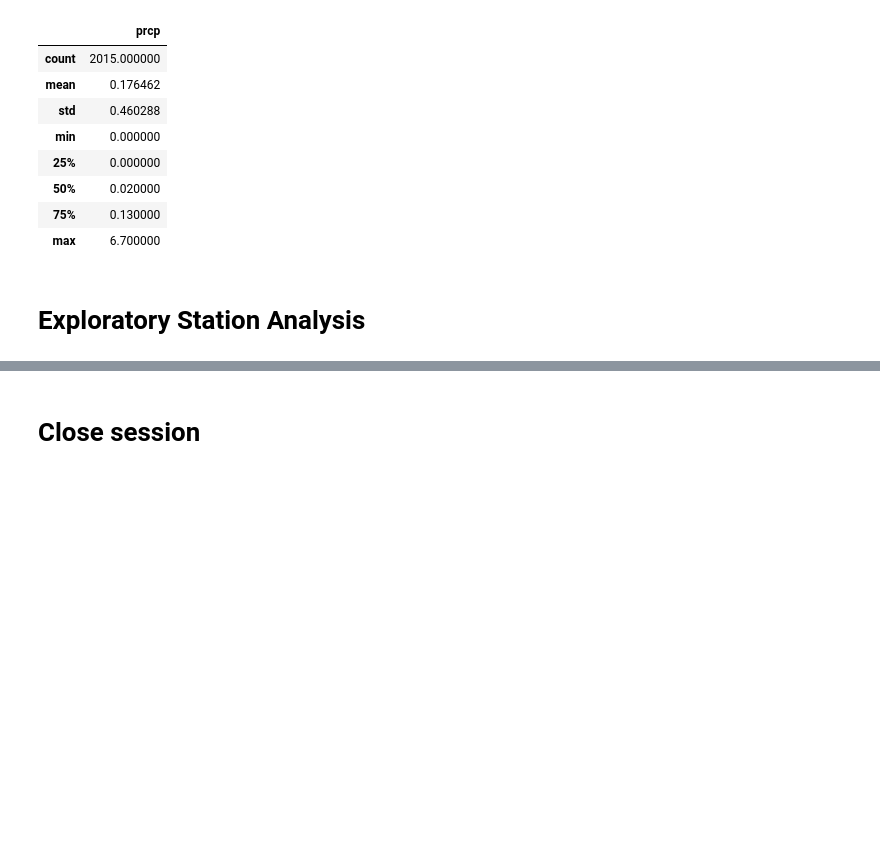
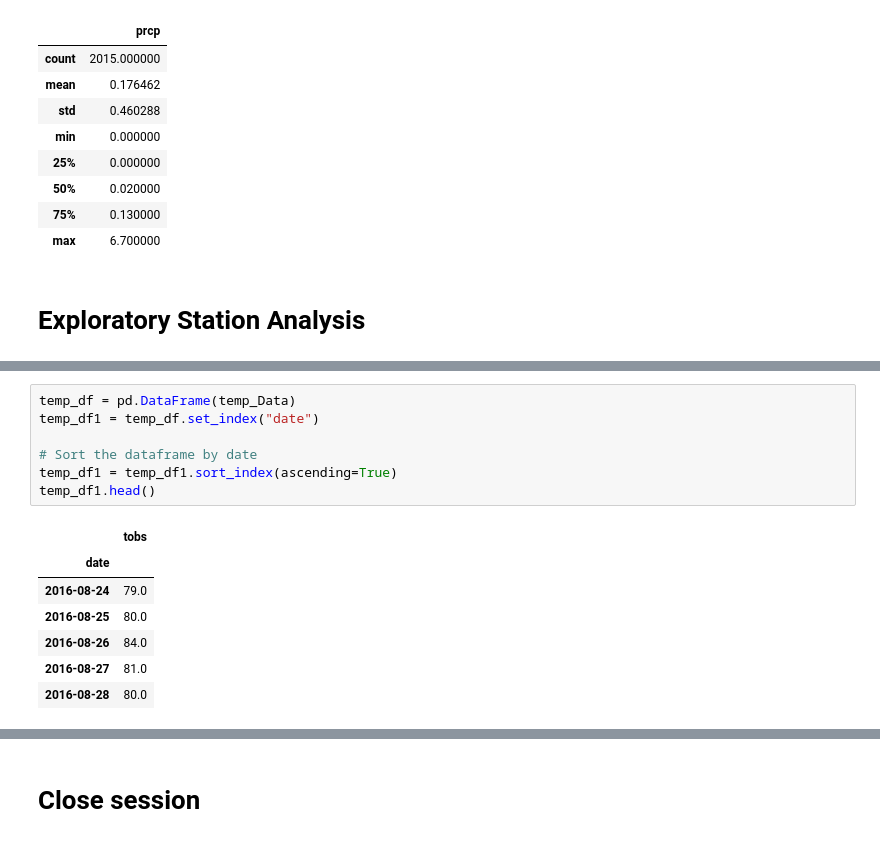
Before and after one commit to vijitdesilva/sqlalchemy-challenge, a Jupyter notebook: Instructions/climate_starter.ipynb, the cells around one changed output, grey strips where cells are left out. Drawn from its saved outputs; the diff is of its cells as text; blank space fills up the shorter version.

```diff
--- a/Instructions/climate_starter.ipynb
+++ b/Instructions/climate_starter.ipynb
@@ -227,0 +254,15 @@ AttributeError: Neither 'InstrumentedAttribute' object nor 'Comparator' object a
+# %%
+temp_df = pd.DataFrame(temp_Data)
+temp_df1 = temp_df.set_index("date")
+
+# Sort the dataframe by date
+temp_df1 = temp_df1.sort_index(ascending=True)
+temp_df1.head()
+# %% [output]
+|  | tobs |
+| date |  |
+| 2016-08-24 | 79.0 |
+| 2016-08-25 | 80.0 |
+| 2016-08-26 | 84.0 |
+| 2016-08-27 | 81.0 |
+| 2016-08-28 | 80.0 |
```
Also changed, not shown: parts of 27 cells of this notebook, 1 other file.
